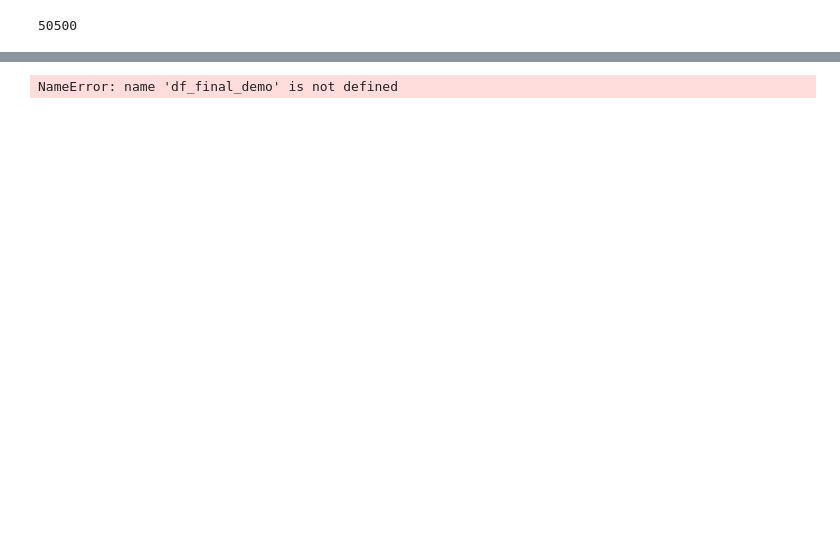
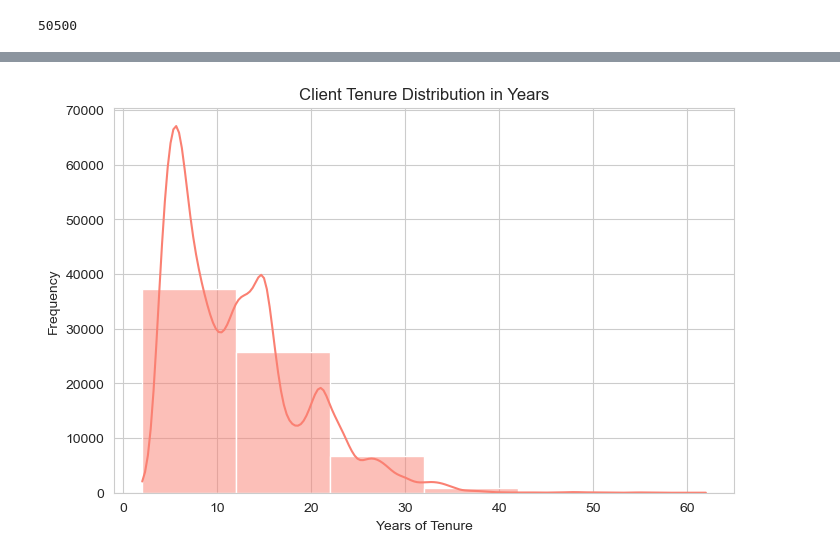
Before and after one commit to aicanizares/vanguard-ab-test, a Jupyter notebook: vanguard.ipynb, the cells around one changed output, grey strips where cells are left out. Cells and saved outputs as stored; diff of their text form; code cells hidden in the pictures; blank space fills up the shorter version.

```diff
--- a/vanguard.ipynb
+++ b/vanguard.ipynb
@@ -321,19 +386,19 @@ NameError: name 'df' is not defined
 # %%
 # Sort tenure data explicitly from low to high
 df_final_demo = df_final_demo.sort_values(by="clnt_tenure_yr")
 
 # Set visualization style
 sns.set_style("whitegrid")
 
 # Create histogram
 plt.figure(figsize=(8, 5))
-sns.histplot(df["clnt_tenure_yr"], bins=6, kde=True, color="salmon")
+sns.histplot(df_merged["clnt_tenure_yr"], bins=6, kde=True, color="salmon")
 plt.title("Client Tenure Distribution in Years")
 plt.xlabel("Years of Tenure")
 plt.ylabel("Frequency")
 plt.show()
 # %% [output]
-NameError: name 'df_final_demo' is not defined
+[figure, added]
 # %%
 # Carry out a client behaviour analysis to answer any additional relevant questions. OPTIONAL
 # NOT DONE
```
Also changed, not shown: parts of 36 cells of this notebook.
